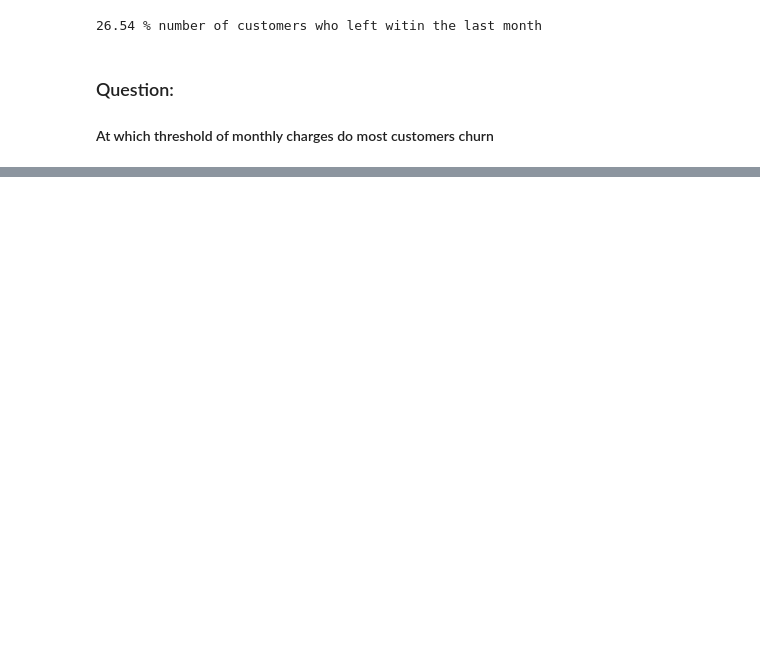
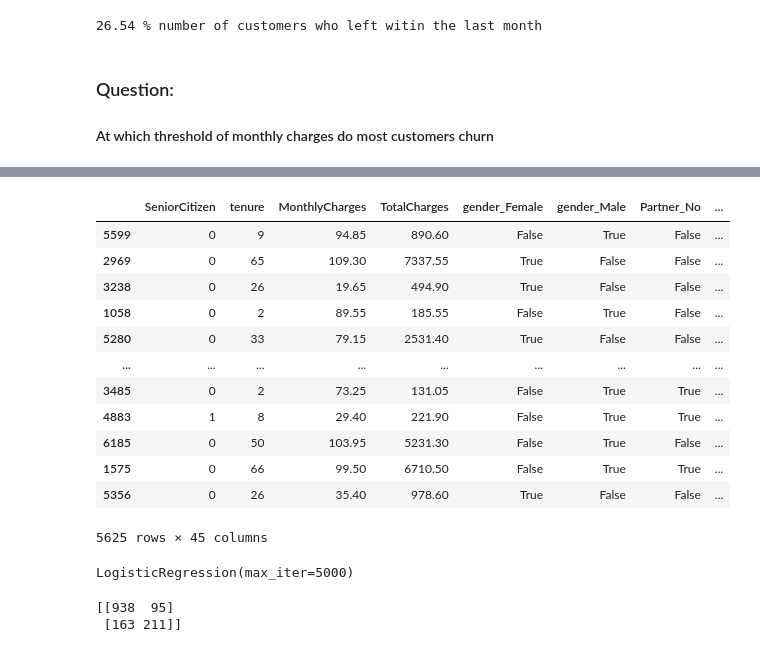
Before and after one commit to meiseg/learn_EDA, a Jupyter notebook: first_eda.ipynb, the cells around one changed output, grey strips where cells are left out. Saved outputs shown, nothing was run; the diff lists cells and outputs as text; code cells hidden in the pictures; blank space fills up the shorter version.

```diff
--- a/first_eda.ipynb
+++ b/first_eda.ipynb
@@ -86,0 +159,31 @@ print(round(total_churn/total * 100,2),"% number of customers who left witin the
+# %%
+from sklearn.model_selection import train_test_split
+X_train, X_test, y_train,y_test = train_test_split(X,y,test_size=.2,random_state=55,stratify=y)
+X_train
+# %% [output]
+|  | SeniorCitizen | tenure | MonthlyCharges | TotalCharges | gender_Female | gender_Male | Partner_No | ... |
+| 5599 | 0 | 9 | 94.85 | 890.60 | False | True | False | ... |
+| 2969 | 0 | 65 | 109.30 | 7337.55 | True | False | False | ... |
+| 3238 | 0 | 26 | 19.65 | 494.90 | True | False | False | ... |
+| 1058 | 0 | 2 | 89.55 | 185.55 | False | True | False | ... |
+| 5280 | 0 | 33 | 79.15 | 2531.40 | True | False | False | ... |
+| ... | ... | ... | ... | ... | ... | ... | ... | ... |
+| 3485 | 0 | 2 | 73.25 | 131.05 | False | True | True | ... |
+| 4883 | 1 | 8 | 29.40 | 221.90 | False | True | True | ... |
+| 6185 | 0 | 50 | 103.95 | 5231.30 | False | True | False | ... |
+| 1575 | 0 | 66 | 99.50 | 6710.50 | False | True | True | ... |
+| 5356 | 0 | 26 | 35.40 | 978.60 | True | False | False | ... |
+5625 rows × 45 columns
+# %%
+from sklearn.linear_model import LogisticRegression
+model = LogisticRegression(max_iter=5000)
+model.fit(X_train,y_train)
+# %% [output]
+LogisticRegression(max_iter=5000)
+# %%
+from sklearn.metrics import classification_report,confusion_matrix
+y_pred = model.predict(X_test)
+print(confusion_matrix(y_test,y_pred))
+# %% [output]
+[[938  95]
+ [163 211]]
```
Also changed, not shown: parts of 15 cells of this notebook.
